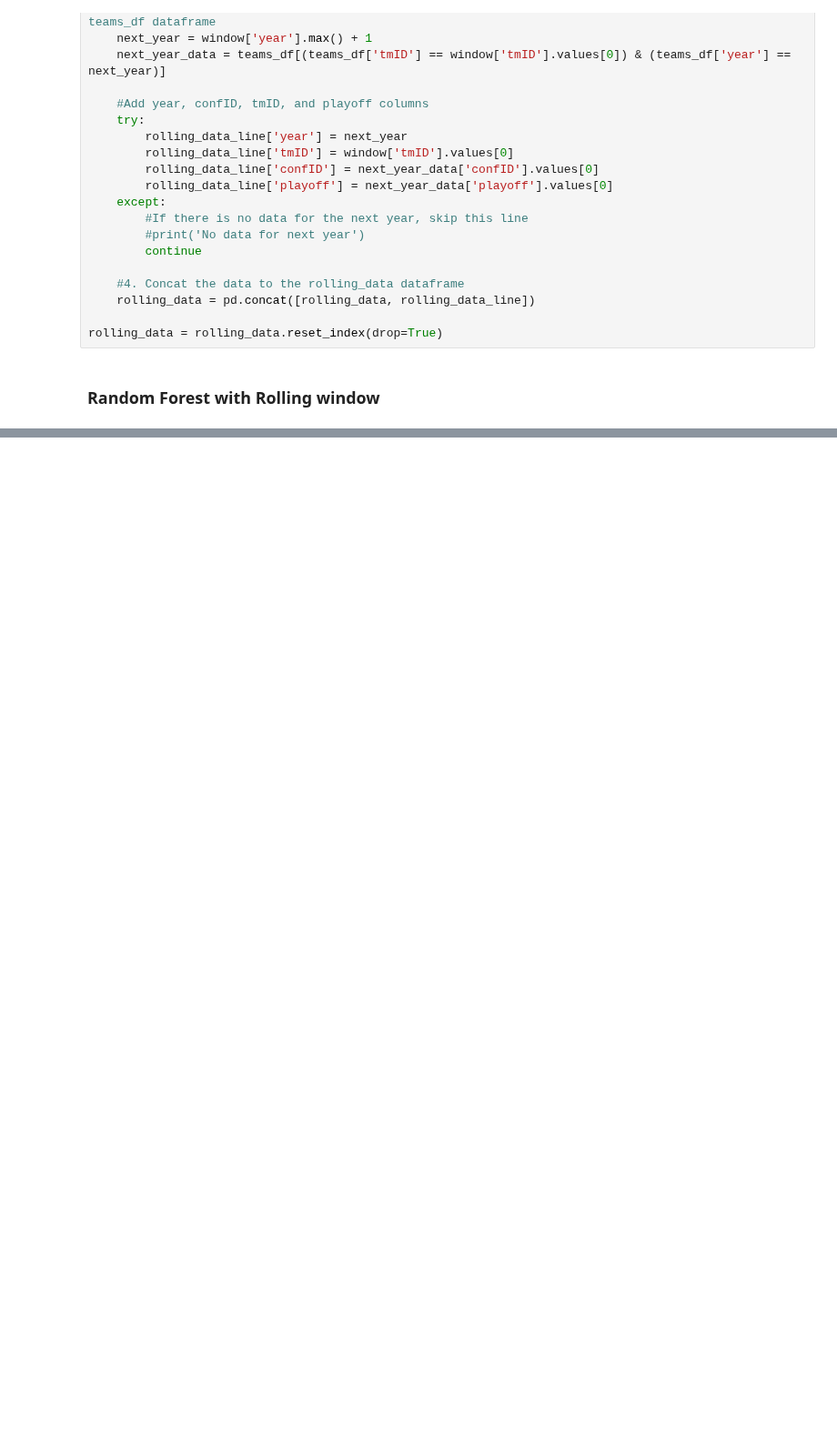
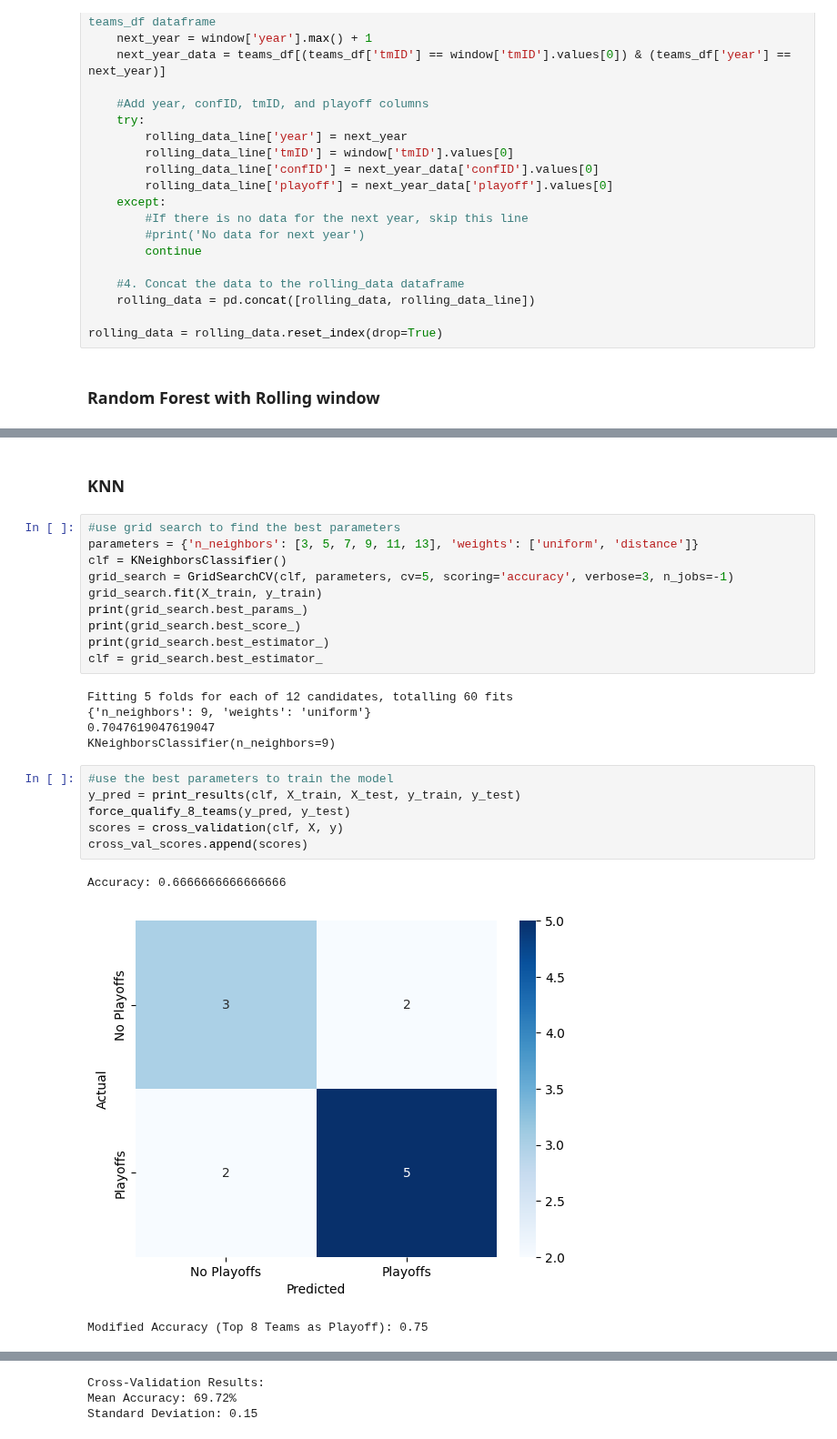
Before and after one commit to jogp10/WnbaPlayoffsPredicting, a Jupyter notebook: notebooks/modelling.ipynb, the cells around one changed output, grey strips where cells are left out. Shown at 91% size. Saved outputs shown, nothing was run; the diff lists cells and outputs as text; blank space fills up the shorter version.

```diff
--- a/notebooks/modelling.ipynb
+++ b/notebooks/modelling.ipynb
@@ -287,0 +412,27 @@ force_qualify_8_teams(y_pred, y_test)
+# %% [markdown]
+### KNN
+# %%
+#use grid search to find the best parameters
+parameters = {'n_neighbors': [3, 5, 7, 9, 11, 13], 'weights': ['uniform', 'distance']}
+clf = KNeighborsClassifier()
+grid_search = GridSearchCV(clf, parameters, cv=5, scoring='accuracy', verbose=3, n_jobs=-1)
+grid_search.fit(X_train, y_train)
+print(grid_search.best_params_)
+print(grid_search.best_score_)
+print(grid_search.best_estimator_)
+clf = grid_search.best_estimator_
+# %% [output]
+Fitting 5 folds for each of 12 candidates, totalling 60 fits
+{'n_neighbors': 9, 'weights': 'uniform'}
+0.7047619047619047
+KNeighborsClassifier(n_neighbors=9)
+# %%
+#use the best parameters to train the model
+y_pred = print_results(clf, X_train, X_test, y_train, y_test)
+force_qualify_8_teams(y_pred, y_test)
+scores = cross_validation(clf, X, y)
+cross_val_scores.append(scores)
+# %% [output]
+Accuracy: 0.6666666666666666
+[figure, added]
+Modified Accuracy (Top 8 Teams as Playoff): 0.75
@@ -287,0 +440,3 @@ force_qualify_8_teams(y_pred, y_test)
+Cross-Validation Results:
+Mean Accuracy: 69.72%
+Standard Deviation: 0.15
```
Also changed, not shown: parts of 23 cells of this notebook.
